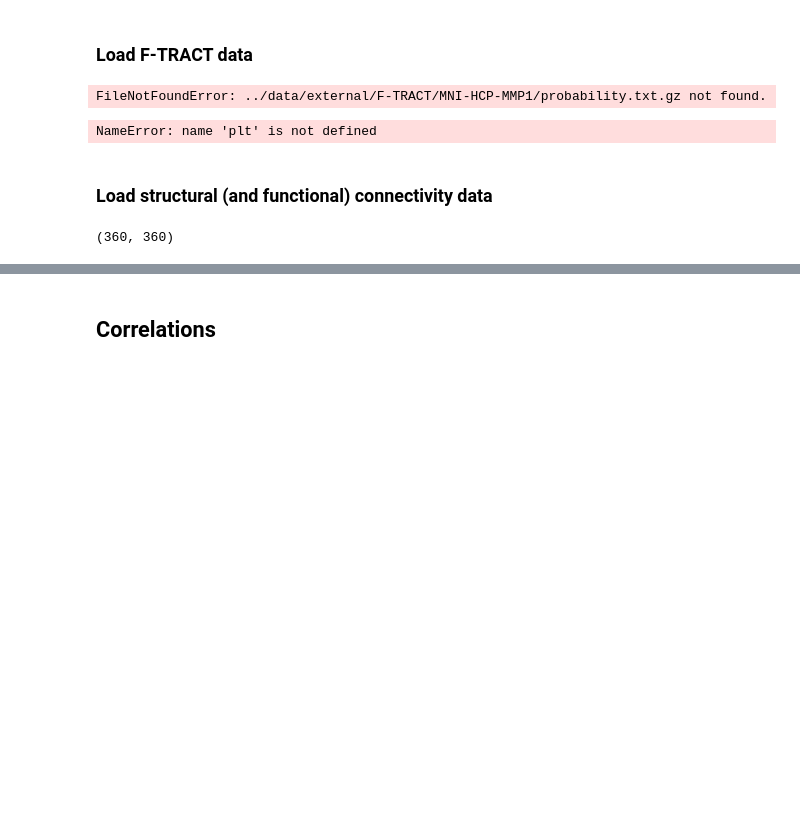
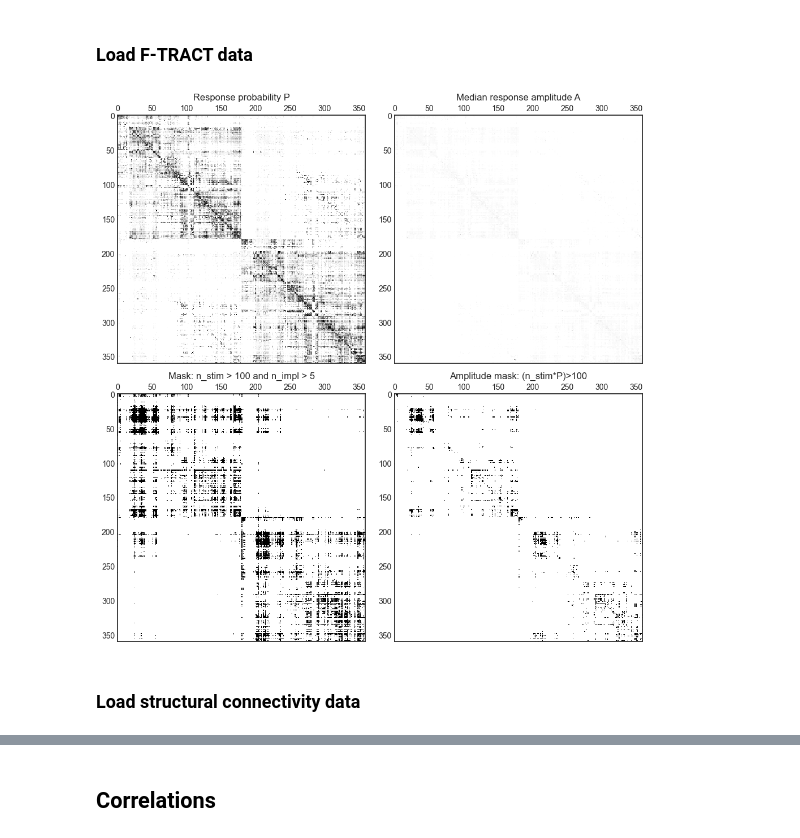
Before and after one commit to Katterrina/fimuni_thesis, a Jupyter notebook: notebooks/f-tract/01_analysis.ipynb, the cells around one changed output, grey strips where cells are left out. Drawn from its saved outputs; the diff is of its cells as text; code cells hidden in the pictures; blank space fills up the shorter version.

```diff
--- a/notebooks/f-tract/01_analysis.ipynb
+++ b/notebooks/f-tract/01_analysis.ipynb
@@ -45,62 +24,59 @@ Selected dataset rosen_halgren and parcellation MNI-HCP-MMP1.
+# %%
+parcellations = {"DKT","MNI-HCP-MMP1"} # MNI-HCP-MMP1 is another name for Glasser parcellation
+
+# following ROIs are not present in enigma with DKT parcellation,
+# so it should be deleted from responses to have matching dimensions
+ids_to_delete_in_dkt = [37,3]
+
+# set parecallation to use for structural connectivity
+# availible parcellations listed above
+PARCELLATION =  "MNI-HCP-MMP1"
+AMPLITUDE_MASK_SAME_AS_PROBABILITY_MASK = False
+
+# True for 50 ms version, 200 ms version otherwise
+FTRACT_SHORT = False
+
+if PARCELLATION not in parcellations:
+    print(f"Selected parcellation {PARCELLATION} not in availible parcellations!")
 # %% [markdown]
 ## Load data
 # %% [markdown]
 ### Load F-TRACT data
 # %%
 # F-TRACT dataset is availible in several parcellations, select and load the one defined above
-response_probability, response_amplitude, n_stim, n_impl, ftract_labels = data.load_ftract(PARCELLATION)
+response_probability, response_amplitude, n_stim, n_impl, ftract_labels = data.load_ftract(PARCELLATION,short=FTRACT_SHORT)
 
-if STRUCTURAL_DATASET == "enigma":
-    # following ROIs are not present in enigma with DKT parcellation, so it should be deleted from responses to have matching dimensions
-    ids_to_delete = [37,3]
-
-    for a in[0,1]:
-        response_probability = np.delete(response_probability,ids_to_delete,axis=a)
-        response_amplitude = np.delete(response_amplitude,ids_to_delete,axis=a)
-        n_stim = np.delete(n_stim,ids_to_delete,axis=a)
-        n_impl = np.delete(n_impl,ids_to_delete,axis=a)
+if PARCELLATION == "DKT":
+    for a in [0,1]:
+        response_probability = np.delete(response_probability,ids_to_delete_in_dkt,axis=a)
+        response_amplitude = np.delete(response_amplitude,ids_to_delete_in_dkt,axis=a)
+        n_stim = np.delete(n_stim,ids_to_delete_in_dkt,axis=a)
+        n_impl = np.delete(n_impl,ids_to_delete_in_dkt,axis=a)
 
 mask = np.logical_and(n_stim > 100, n_impl > 5)
 
 if AMPLITUDE_MASK_SAME_AS_PROBABILITY_MASK:
     mask_amp = mask
 else:
-    mask_amp = (n_stim*response_probability)>100 # 100 significant responses FIXME opravdu to takhle jde?
+    mask_amp = (n_stim*response_probability)>=100
-# %% [output]
-FileNotFoundError: ../data/external/F-TRACT/MNI-HCP-MMP1/probability.txt.gz not found.
 # %%
 plt.rcParams['figure.figsize'] = [10, 10]
+plt.style.use('seaborn-v0_8-white')
 
 fig, axs = plt.subplots(2, 2, tight_layout=True)
 axs[0,0].matshow(response_probability)
 axs[0,0].set_title("Response probability P")
 axs[0,1].matshow(response_amplitude)
 axs[0,1].set_title("Median response amplitude A")
 axs[1,0].matshow(mask)
 axs[1,0].set_title("Mask: n_stim > 100 and n_impl > 5")
 axs[1,1].matshow(mask_amp)
 
 if AMPLITUDE_MASK_SAME_AS_PROBABILITY_MASK:
     axs[1,1].set_title("Amplitude mask same as mask")
 else:
     axs[1,1].set_title("Amplitude mask: (n_stim*P)>100")
 # %% [output]
-NameError: name 'plt' is not defined
+[figure, added]
 # %% [markdown]
-### Load structural (and functional) connectivity data
+### Load structural connectivity data
-# %%
-if STRUCTURAL_DATASET == "enigma":
-    SC_W, SC_L, FC = data.load_enigma(ftract_labels)
-
-elif STRUCTURAL_DATASET == "domhof":
-    SC_W, SC_L, FC = data.load_domhof(PARCELLATION,len(ftract_labels))
-
-elif STRUCTURAL_DATASET == "rosen_halgren":
-    SC_W, SC_L, FC = data.load_rosen_halgren(ftract_labels)
-
-if FC is not None:
-    FC_AVAILABLE = True
-
-print(SC_W.shape)
-# %% [output]
-(360, 360)
```
Also changed, not shown: parts of 25 cells of this notebook, 4 other files.
